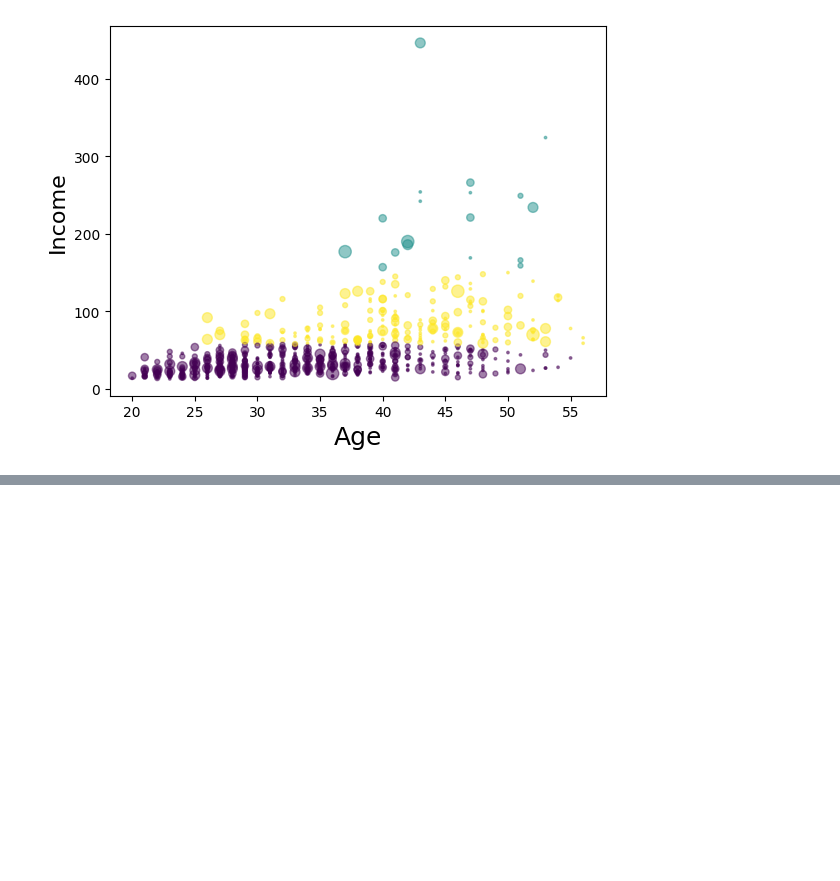
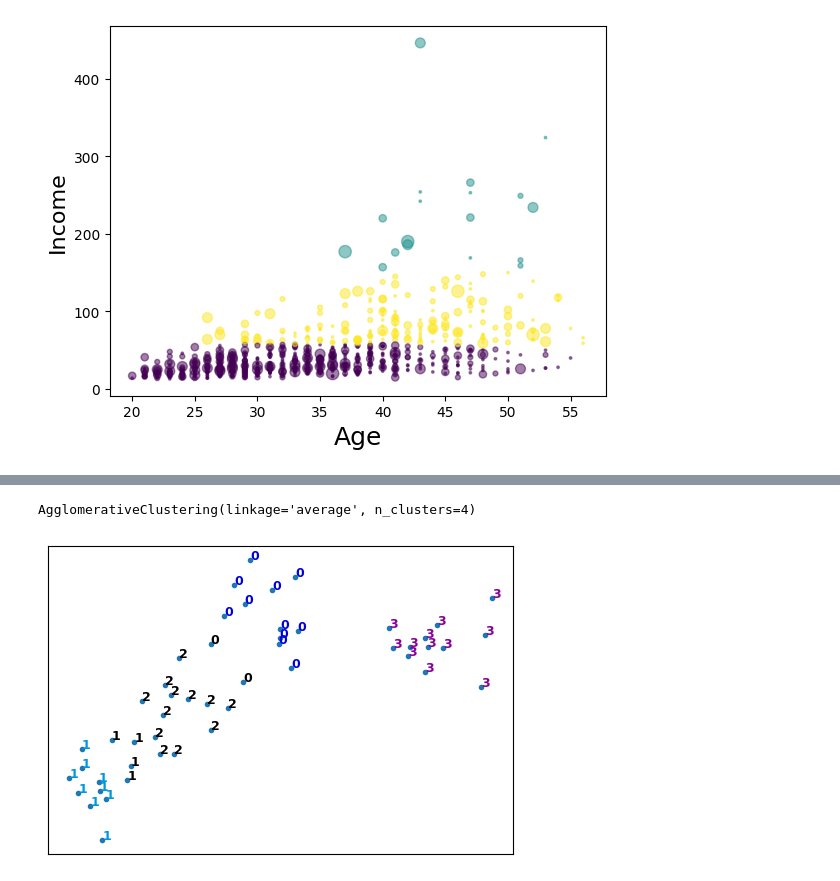
Before and after one commit to sabrinaMKE201073/Machine-Learning-with-Python, a Jupyter notebook: P4_ML_Clustering.ipynb, the cells around one changed output, grey strips where cells are left out. Saved outputs shown, nothing was run; the diff lists cells and outputs as text; code cells hidden in the pictures; blank space fills up the shorter version.

```diff
--- a/P4_ML_Clustering.ipynb
+++ b/P4_ML_Clustering.ipynb
@@ -370,0 +448,40 @@ Output:
+# %%
+#fit model
+agglom.fit(X1,y1)
+# %% [output]
+AgglomerativeClustering(linkage='average', n_clusters=4)
+# %%
+#to show clustering
+
+# Create a figure of size 6 inches by 4 inches.
+plt.figure(figsize=(6,4))
+
+# These two lines of code are used to scale the data points down,
+# Or else the data points will be scattered very far apart.
+
+# Create a minimum and maximum range of X1.
+x_min, x_max = np.min(X1, axis=0), np.max(X1, axis=0)
+
+# Get the average distance for X1.
+X1 = (X1 - x_min) / (x_max - x_min)
+
+# This loop displays all of the datapoints.
+for i in range(X1.shape[0]):
+    # Replace the data points with their respective cluster value
+    # (ex. 0) and is color coded with a colormap (plt.cm.spectral)
+    plt.text(X1[i, 0], X1[i, 1], str(y1[i]),
+             color=plt.cm.nipy_spectral(agglom.labels_[i] / 10.),
+             fontdict={'weight': 'bold', 'size': 9})
+
+# Remove the x ticks, y ticks, x and y axis
+plt.xticks([])
+plt.yticks([])
+#plt.axis('off')
+
+# Display the plot of the original data before clustering
+plt.scatter(X1[:, 0], X1[:, 1], marker='.')
+
+# Display the plot
+plt.show()
+# %% [output]
+[figure, added]
```
Also changed, not shown: parts of 47 cells of this notebook.
